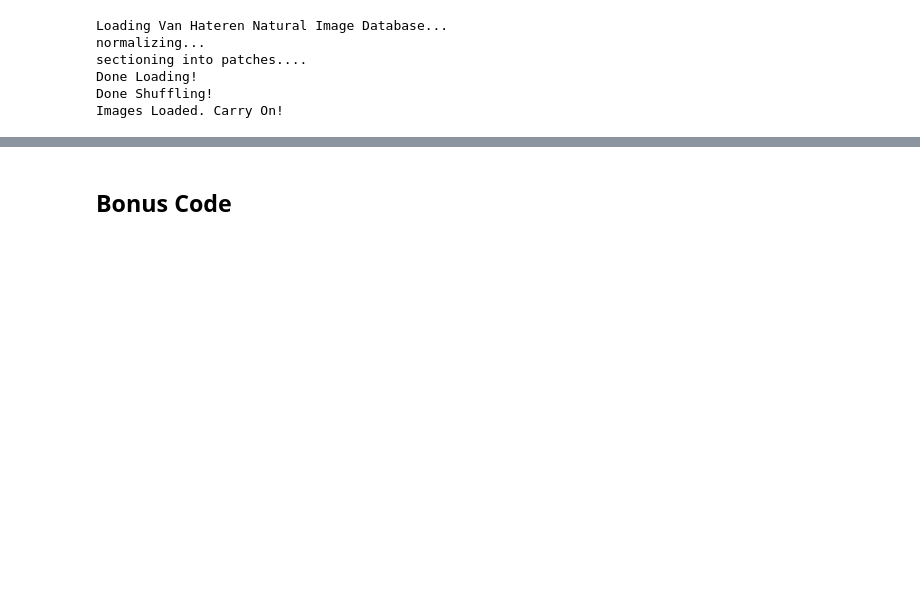
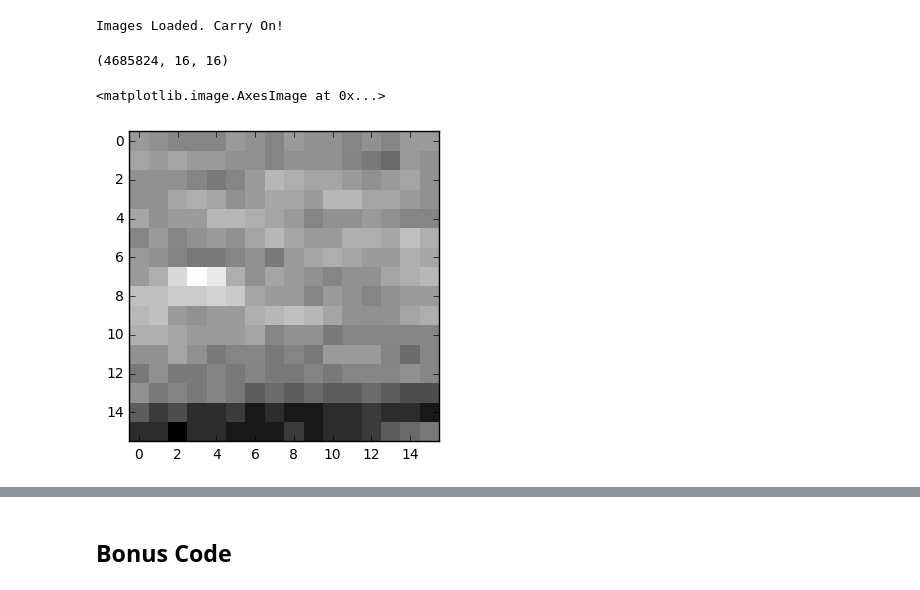
Before and after one commit to vdutell/karklinsimoncelli2011, a Jupyter notebook: Reimplementing Model - Karklin & Simoncelli 2011 .ipynb, the cells around one changed output, grey strips where cells are left out. Cells and saved outputs as stored; diff of their text form; code cells hidden in the pictures; blank space fills up the shorter version.

```diff
--- a/Reimplementing Model - Karklin & Simoncelli 2011 .ipynb
+++ b/Reimplementing Model - Karklin & Simoncelli 2011 .ipynb
@@ -47,7 +47,7 @@ except NameError:
         patch_edge_size=patchsize
         )
     print("Done Loading!")
-    np.random.shuffle(vhims.images)
+    #np.random.shuffle(vhims.images)
     print("Done Shuffling!")
 
     ##reduce images so we only hold in memory the ones we're using
@@ -60,12 +60,14 @@ print("Images Loaded. Carry On!")
 #np.save(f,vhims)
 #f.close()
 # %% [output]
-Loading Van Hateren Natural Image Database...
-normalizing...
-sectioning into patches....
-Done Loading!
-Done Shuffling!
 Images Loaded. Carry On!
+# %%
+print(np.shape(vhims.images))
+plt.imshow(vhims.images[600],cmap='gray',interpolation='none')
+# %% [output]
+(4685824, 16, 16)
+<matplotlib.image.AxesImage at 0x...>
+[figure, added]
 # %%
 #covariance parameters
 
```
Also changed, not shown: parts of 7 cells of this notebook.
